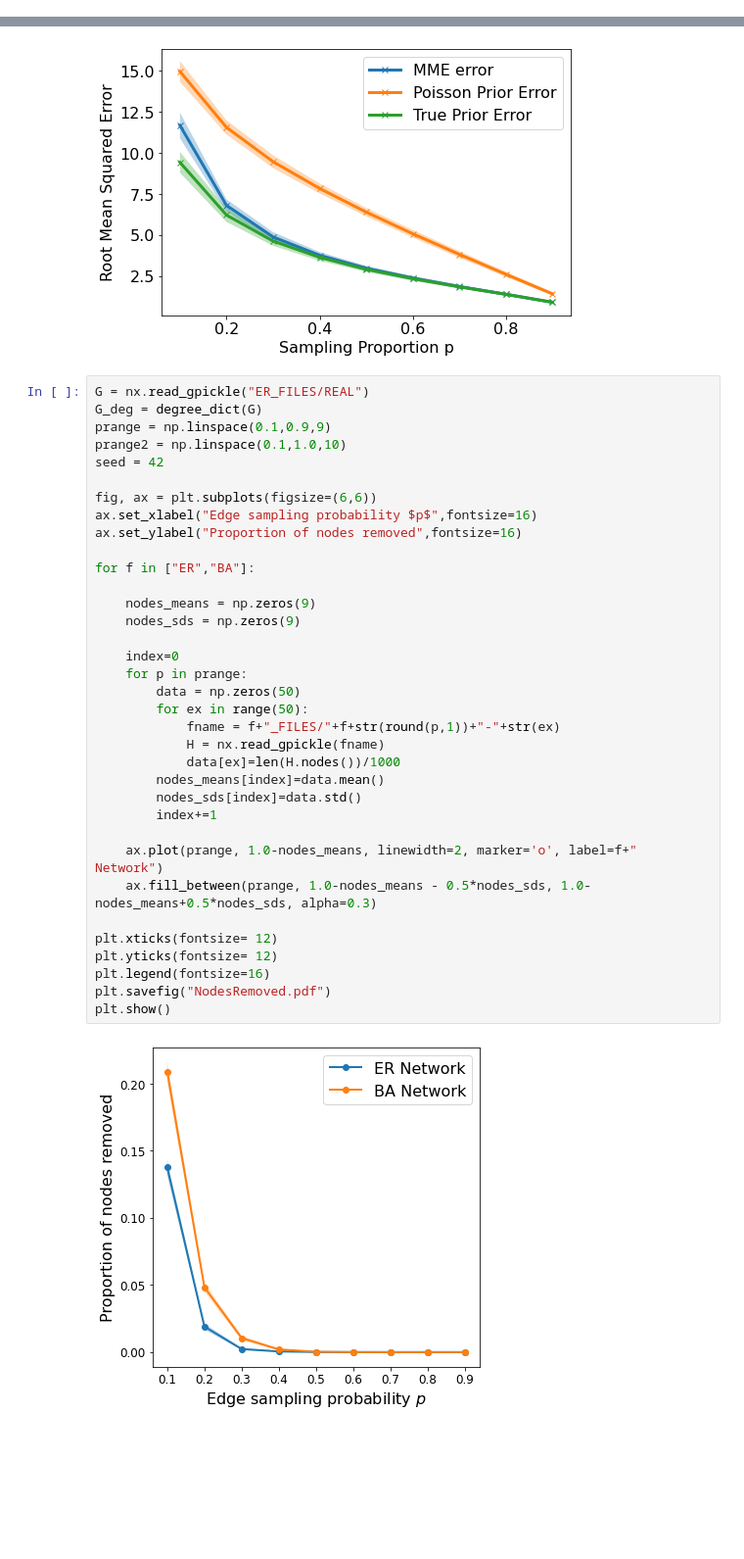
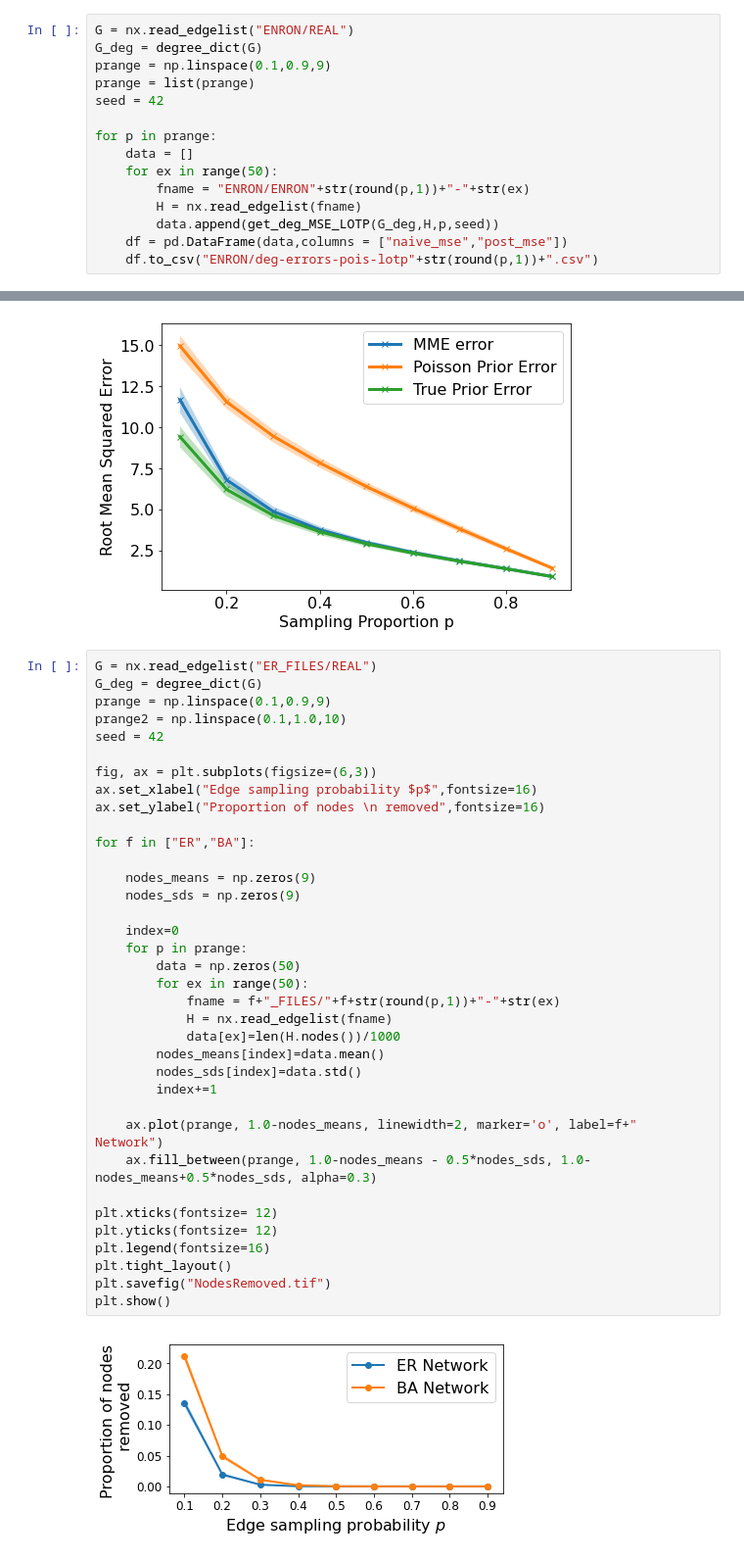
Before and after one commit to narnolddd/sample-nets, a Jupyter notebook: DegreeDistribution.ipynb, the cells around one changed output, grey strips where cells are left out. Shown at 98% size. Cells and saved outputs as stored; diff of their text form; blank space fills up the shorter version.

```diff
--- a/DegreeDistribution.ipynb
+++ b/DegreeDistribution.ipynb
@@ -303,3 +307,18 @@ for p in prange:
         data.append(get_deg_MSE_LOTP(G_deg,H,p,seed))
     df = pd.DataFrame(data,columns = ["naive_mse","post_mse"])
     df.to_csv("FACEBOOK/deg-errors-pois-lotp"+str(round(p,1))+".csv")
+# %%
+G = nx.read_edgelist("ENRON/REAL")
+G_deg = degree_dict(G)
+prange = np.linspace(0.1,0.9,9)
+prange = list(prange)
+seed = 42
+
+for p in prange:
+    data = []
+    for ex in range(50):
+        fname = "ENRON/ENRON"+str(round(p,1))+"-"+str(ex)
+        H = nx.read_edgelist(fname)
+        data.append(get_deg_MSE_LOTP(G_deg,H,p,seed))
+    df = pd.DataFrame(data,columns = ["naive_mse","post_mse"])
+    df.to_csv("ENRON/deg-errors-pois-lotp"+str(round(p,1))+".csv")
@@ -486,39 +507,40 @@ degree_plot_LOTP("FACEBOOK","FB")
 # %% [output]
 [figure]
 # %%
-G = nx.read_gpickle("ER_FILES/REAL")
+G = nx.read_edgelist("ER_FILES/REAL")
 G_deg = degree_dict(G)
 prange = np.linspace(0.1,0.9,9)
 prange2 = np.linspace(0.1,1.0,10)
 seed = 42
 
-fig, ax = plt.subplots(figsize=(6,6))
+fig, ax = plt.subplots(figsize=(6,3))
 ax.set_xlabel("Edge sampling probability $p$",fontsize=16)
-ax.set_ylabel("Proportion of nodes removed",fontsize=16)
+ax.set_ylabel("Proportion of nodes \n removed",fontsize=16)
 
 for f in ["ER","BA"]:
 
     nodes_means = np.zeros(9)
     nodes_sds = np.zeros(9)
 
     index=0
     for p in prange:
         data = np.zeros(50)
         for ex in range(50):
             fname = f+"_FILES/"+f+str(round(p,1))+"-"+str(ex)
-            H = nx.read_gpickle(fname)
+            H = nx.read_edgelist(fname)
             data[ex]=len(H.nodes())/1000
         nodes_means[index]=data.mean()
         nodes_sds[index]=data.std()
         index+=1
 
     ax.plot(prange, 1.0-nodes_means, linewidth=2, marker='o', label=f+" Network")
     ax.fill_between(prange, 1.0-nodes_means - 0.5*nodes_sds, 1.0-nodes_means+0.5*nodes_sds, alpha=0.3)
 
 plt.xticks(fontsize= 12)
 plt.yticks(fontsize= 12)
 plt.legend(fontsize=16)
-plt.savefig("NodesRemoved.pdf")
+plt.tight_layout()
+plt.savefig("NodesRemoved.tif")
 plt.show()
 # %% [output]
-[figure, old version]
+[figure, new version]
```
Also changed, not shown: parts of 5 cells of this notebook, 3 other files.
